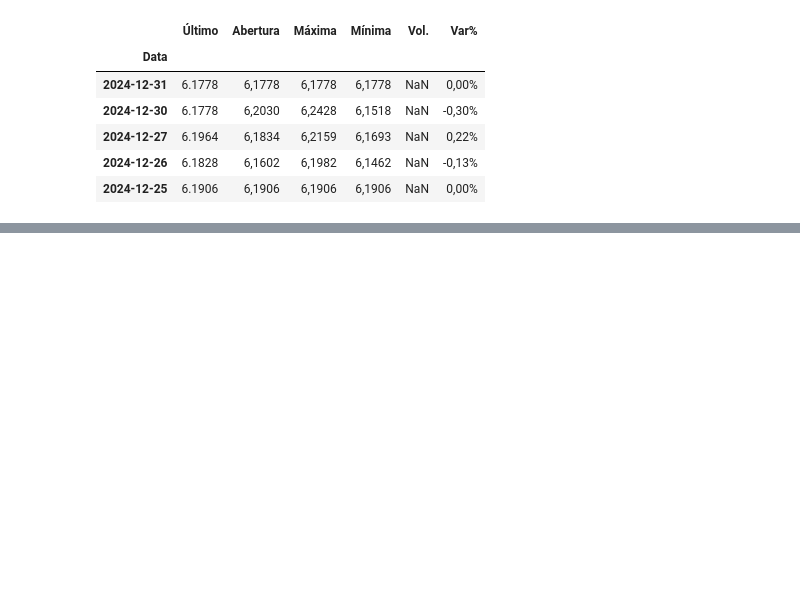
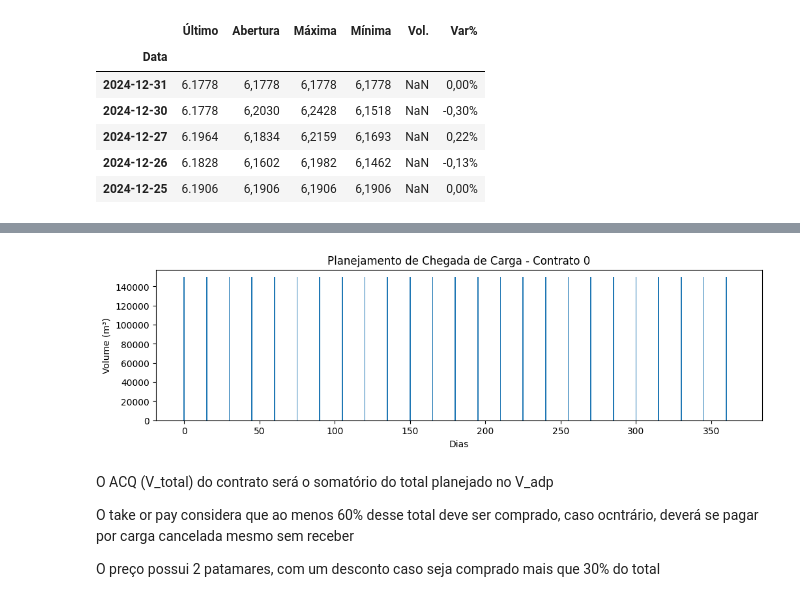
Before and after one commit to gbcfreitas/LNGinventoryopt, a Jupyter notebook: 01.monta_dados_entrada.ipynb, the cells around one changed output, grey strips where cells are left out. Saved outputs shown, nothing was run; the diff lists cells and outputs as text; code cells hidden in the pictures; blank space fills up the shorter version.

```diff
--- a/01.monta_dados_entrada.ipynb
+++ b/01.monta_dados_entrada.ipynb
@@ -208,0 +393,6 @@ plt.show()
+# %%
+# Adicionando ao dataframe entradas_df a coluna de planejamento de chegada de carga para o contrato 0 (V_adp_0) com valor de 150000 m³ a cada 15 dias a partir de 2024-01-01
+for i in range(0, len(entradas_df), 15):
+    entradas_df.loc[i, 'V_adp_0'] = 150000
+
+entradas_df.fillna(0, inplace=True)
@@ -208,0 +408,17 @@ plt.show()
+# %%
+# plot da coluna de planejamento de chegada de carga para o contrato 0 (V_adp_0) ao longo do ano em gráfico de barras
+plt.figure(figsize=(12, 3))
+plt.bar(entradas_df.index, entradas_df['V_adp_0'])
+plt.title('Planejamento de Chegada de Carga - Contrato 0')
+plt.xlabel('Dias')
+plt.ylabel('Volume (m³)')
+plt.grid(False)
+plt.show()
+# %% [output]
+[figure, added]
+# %% [markdown]
+O ACQ (V_total) do contrato será o somatório do total planejado no V_adp
+
+O take or pay considera que ao menos 60% desse total deve ser comprado, caso ocntrário, deverá se pagar por carga cancelada mesmo sem receber
+
+O preço possui 2 patamares, com um desconto caso seja comprado mais que 30% do total
```
Also changed, not shown: parts of 80 cells of this notebook, 3 other files.
